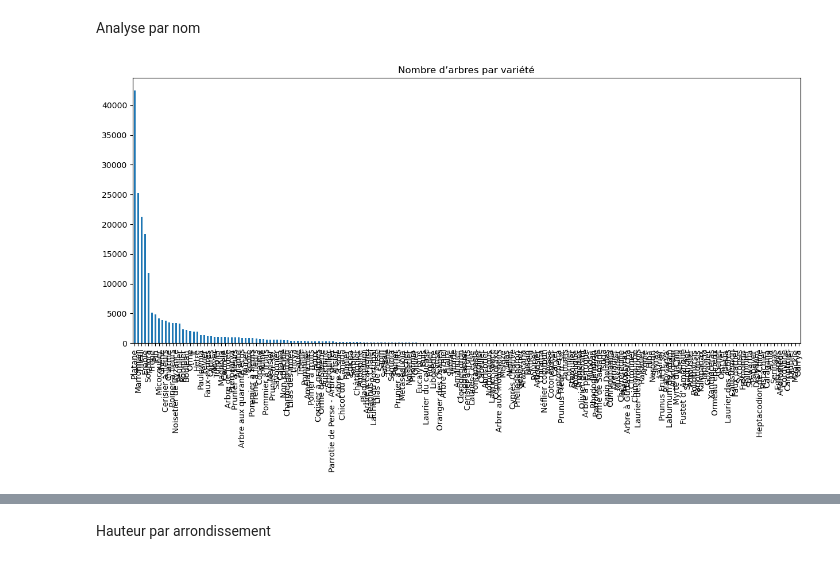
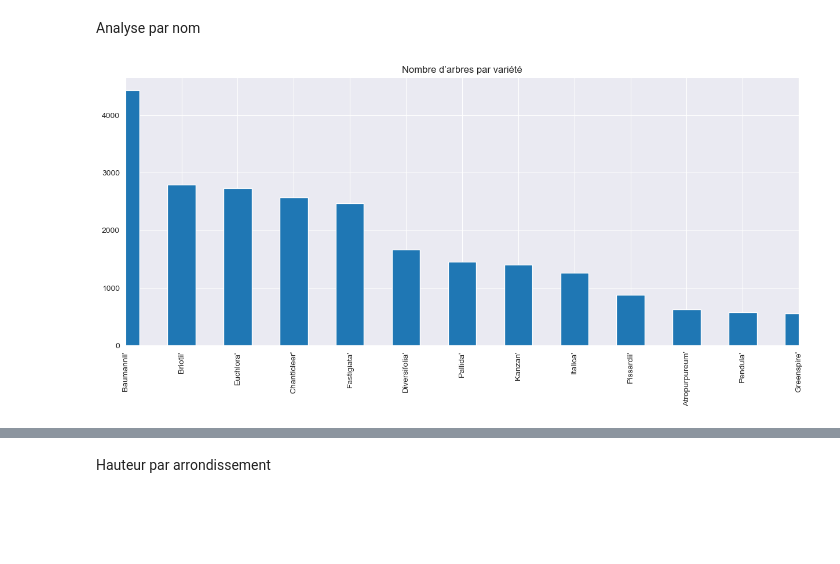
Before and after one commit to CYBA7K2M-DATAPROJ/participate_at_smart_city_competition, a Jupyter notebook: Fusilier_Antoine_1_notebook_102023.ipynb, the cells around one changed output, grey strips where cells are left out. Cells and saved outputs as stored; diff of their text form; code cells hidden in the pictures; blank space fills up the shorter version.

```diff
--- a/data-set-exploration.ipynb
+++ b/Fusilier_Antoine_1_notebook_102023.ipynb
@@ -185,9 +170,15 @@ df = filtered_df
 # %% [markdown]
 Analyse par nom
-# %%
-plt.figure(figsize=(15,6))
-df['libelle_francais'].value_counts().plot(kind='bar')
-plt.title('Nombre d’arbres par variété')
-plt.show()
-# %% [output]
-[figure, removed]
+# %%
+value_counts = df['variete'].value_counts()
+
+filtered_counts = value_counts[value_counts > 500]
+
+# plot
+plt.figure(figsize=(15,6))
+filtered_counts.plot(kind='bar')
+plt.xlim(0, len(filtered_counts) - 1)
+plt.title('Nombre d’arbres par variété')
+plt.show()
+# %% [output]
+[figure, added]
```
Also changed, not shown: parts of 13 cells of this notebook, 5 other files.
